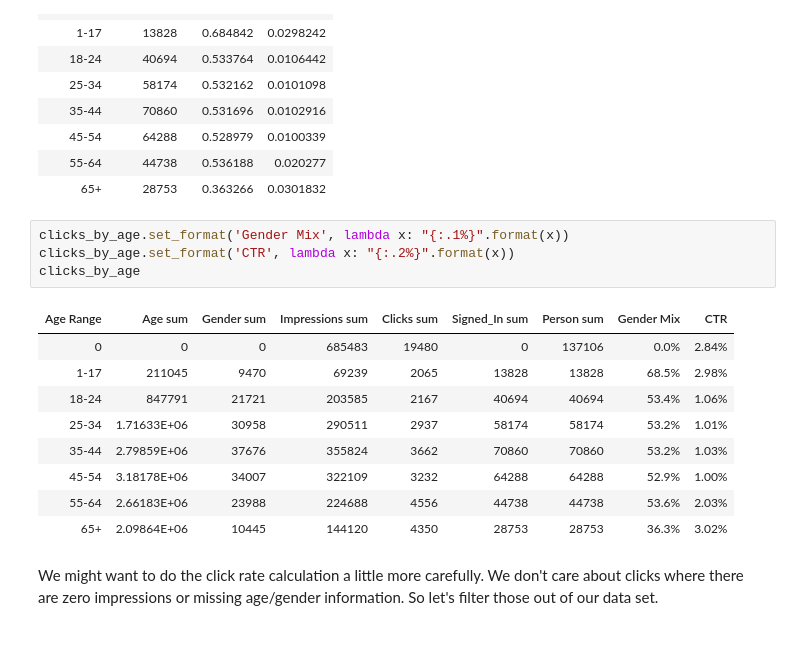
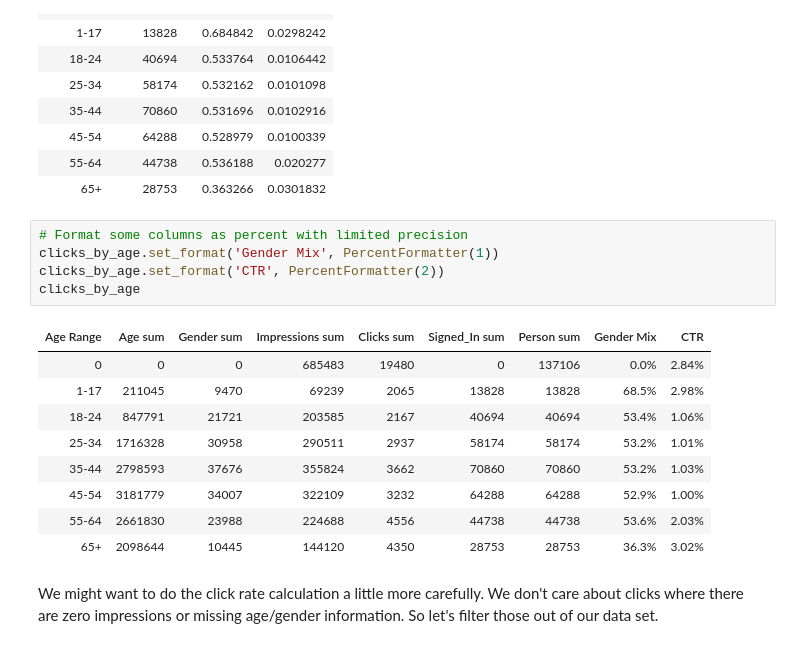
Before and after one commit to deculler/DataScienceTableDemos, a Jupyter notebook: Clicks.ipynb, the cells around one changed output. Drawn from its saved outputs; the diff is of its cells as text.

```diff
--- a/Clicks.ipynb
+++ b/Clicks.ipynb
@@ -99,19 +98,20 @@ clicks_by_age.select(['Age Range', 'Person sum', 'Gender Mix', 'CTR'])
 | 55-64 | 44738 | 0.536188 | 0.020277 |
 | 65+ | 28753 | 0.363266 | 0.0301832 |
 # %%
-clicks_by_age.set_format('Gender Mix', lambda x: "{:.1%}".format(x))
-clicks_by_age.set_format('CTR', lambda x: "{:.2%}".format(x))
+# Format some columns as percent with limited precision
+clicks_by_age.set_format('Gender Mix', PercentFormatter(1))
+clicks_by_age.set_format('CTR', PercentFormatter(2))
 clicks_by_age
 # %% [output]
 | Age Range | Age sum | Gender sum | Impressions sum | Clicks sum | Signed_In sum | Person sum | Gender Mix | CTR |
 | 0 | 0 | 0 | 685483 | 19480 | 0 | 137106 | 0.0% | 2.84% |
 | 1-17 | 211045 | 9470 | 69239 | 2065 | 13828 | 13828 | 68.5% | 2.98% |
 | 18-24 | 847791 | 21721 | 203585 | 2167 | 40694 | 40694 | 53.4% | 1.06% |
-| 25-34 | 1.71633E+06 | 30958 | 290511 | 2937 | 58174 | 58174 | 53.2% | 1.01% |
-| 35-44 | 2.79859E+06 | 37676 | 355824 | 3662 | 70860 | 70860 | 53.2% | 1.03% |
-| 45-54 | 3.18178E+06 | 34007 | 322109 | 3232 | 64288 | 64288 | 52.9% | 1.00% |
-| 55-64 | 2.66183E+06 | 23988 | 224688 | 4556 | 44738 | 44738 | 53.6% | 2.03% |
-| 65+ | 2.09864E+06 | 10445 | 144120 | 4350 | 28753 | 28753 | 36.3% | 3.02% |
+| 25-34 | 1716328 | 30958 | 290511 | 2937 | 58174 | 58174 | 53.2% | 1.01% |
+| 35-44 | 2798593 | 37676 | 355824 | 3662 | 70860 | 70860 | 53.2% | 1.03% |
+| 45-54 | 3181779 | 34007 | 322109 | 3232 | 64288 | 64288 | 52.9% | 1.00% |
+| 55-64 | 2661830 | 23988 | 224688 | 4556 | 44738 | 44738 | 53.6% | 2.03% |
+| 65+ | 2098644 | 10445 | 144120 | 4350 | 28753 | 28753 | 36.3% | 3.02% |
 # %% [markdown]
 We might want to do the click rate calculation a little more carefully.  We don't care about clicks where there are zero impressions or missing age/gender information.  So let's filter those out of our data set.
 # %%
```
Also changed, not shown: parts of 11 cells of this notebook, 3 other files.
